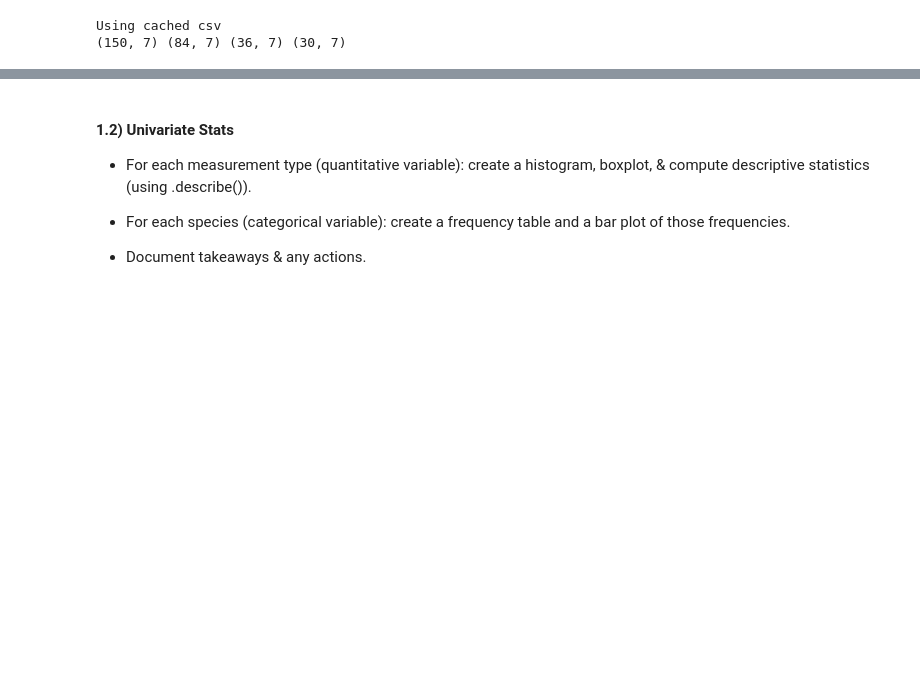
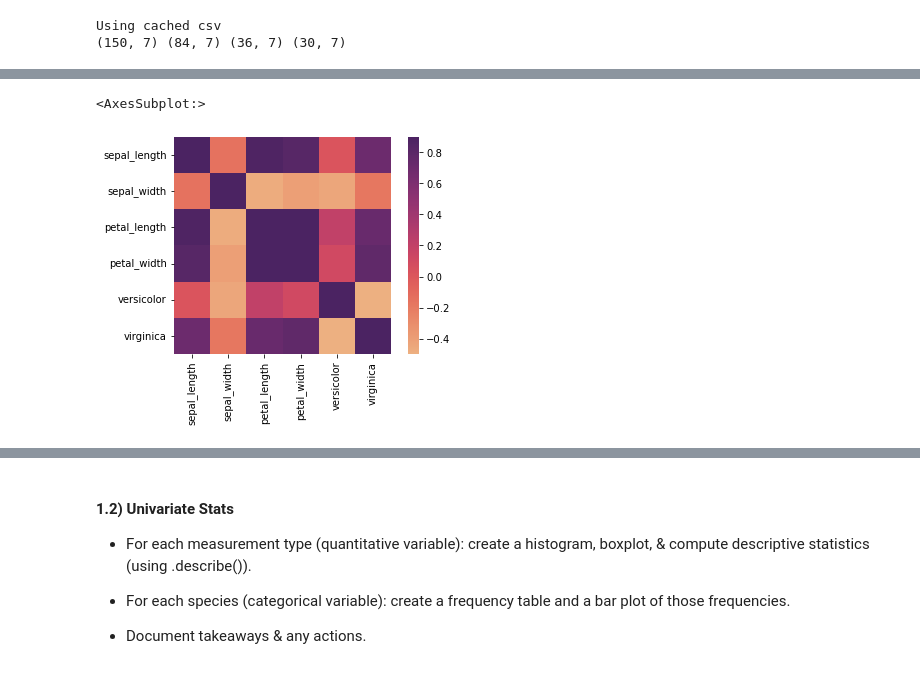
Before and after one commit to nicholas-dougherty/classification-exercises, a Jupyter notebook: classification_exercises.ipynb, the cells around one changed output, grey strips where cells are left out. Cells and saved outputs as stored; diff of their text form; code cells hidden in the pictures; blank space fills up the shorter version.

```diff
--- a/classification_exercises.ipynb
+++ b/classification_exercises.ipynb
@@ -469,0 +516,7 @@ Using cached csv
+# %%
+corr_matrix = train.corr()
+#plt.subplots(figsize=(5,3))
+sns.heatmap(corr_matrix, vmax=0.9, square=True, cmap='flare')
+# %% [output]
+<AxesSubplot:>
+[figure, added]
```
Also changed, not shown: parts of 26 cells of this notebook.
